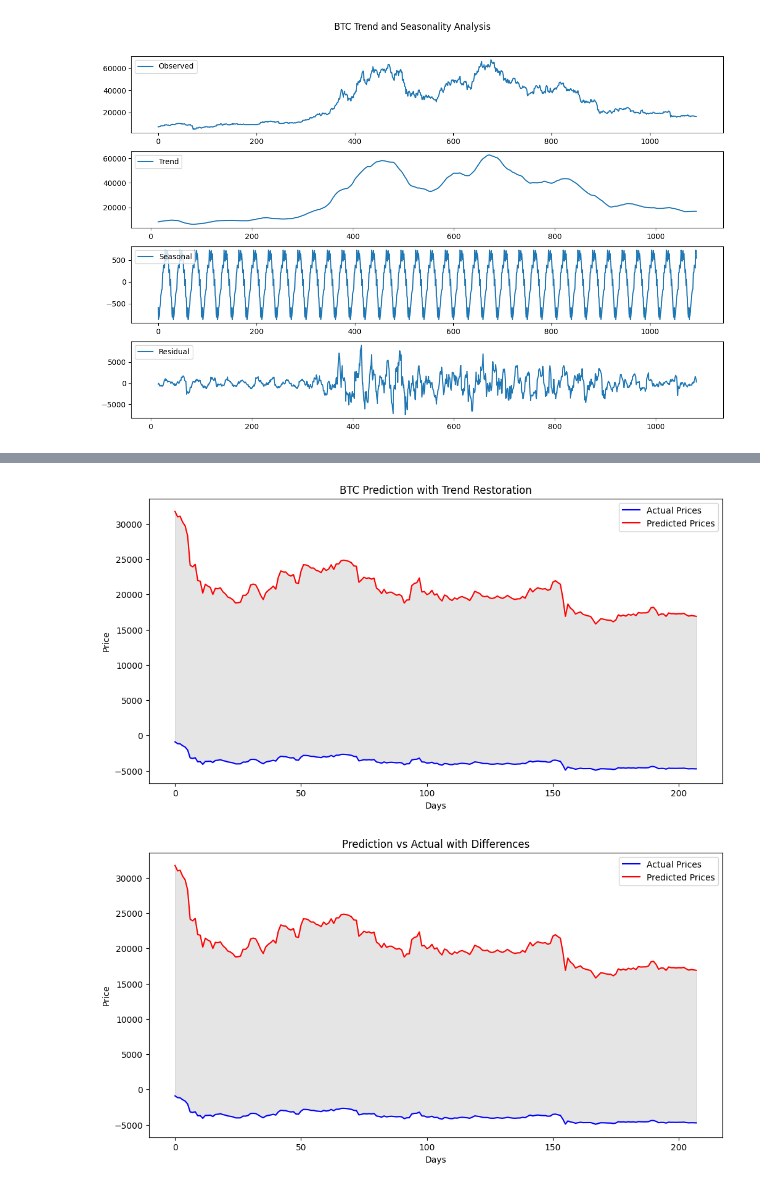
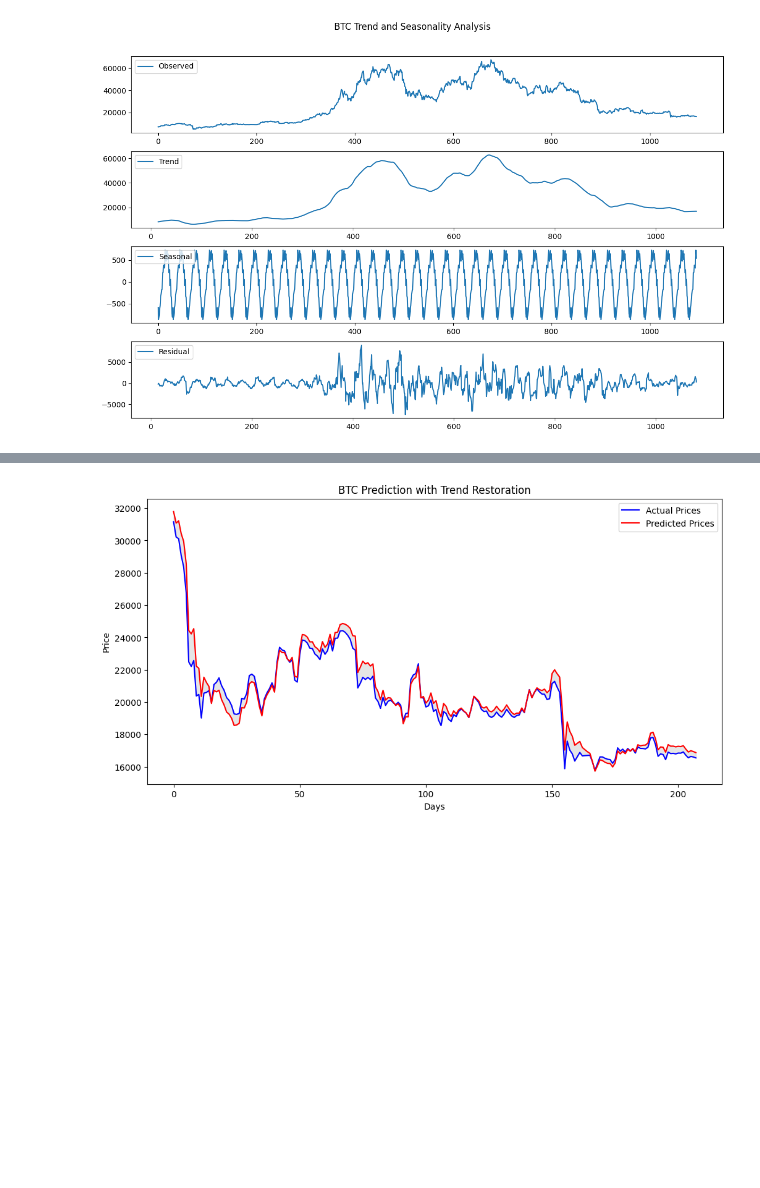
Before and after one commit to ad-astra-per-ardua/DataAnalysis, a Jupyter notebook: LTSM_Model_Task.ipynb, the cells around one changed output, grey strips where cells are left out. Cells and saved outputs as stored; diff of their text form; code cells hidden in the pictures; blank space fills up the shorter version.

```diff
--- a/LTSM_Model_Task.ipynb
+++ b/LTSM_Model_Task.ipynb
@@ -443,58 +360,23 @@ Epoch 10/100
 # %%
-btc_data = yf.download('BTC-USD', start='2020-01-01', end='2023-01-01')
-btc_closing_prices = btc_data['Close'].values
-btc_closing_prices = pd.Series(btc_closing_prices).interpolate().values
-
-# HP Filter로 추세 및 잔차 분리
-btc_trend, btc_detrended = hpfilter(btc_closing_prices, lamb=1600)
-
-# 잔차 데이터 정규화
-btc_scaler_detrended = MinMaxScaler(feature_range=(0, 1))
-btc_detrended_scaled = btc_scaler_detrended.fit_transform(btc_detrended.reshape(-1, 1))
-
-# 추세 데이터 정규화 (필요 시)
-btc_scaler_trend = MinMaxScaler(feature_range=(0, 1))
-btc_trend_scaled = btc_scaler_trend.fit_transform(btc_trend.reshape(-1, 1))
-
-# 잔차 데이터로 시퀀스 생성
-X_train_btc_det, y_train_btc_det = create_sequences(btc_detrended_scaled[:train_size_btc], sequence_length)
-X_test_btc_det, y_test_btc_det = create_sequences(btc_detrended_scaled[train_size_btc:], sequence_length)
-
-# LSTM 모델 학습 (잔차 데이터)
-btc_history_detrended = btc_model.fit(
-    X_train_btc_det, y_train_btc_det,
-    validation_data=(X_test_btc_det, y_test_btc_det),
-    epochs=100,
-    batch_size=64,
-    callbacks=btc_callbacks
-)
-
-# 잔차 예측
 btc_predicted_prices_detrended = btc_model.predict(X_test_btc_det)
 
-# 추세 복원
 start_idx = train_size_btc + sequence_length
 end_idx = start_idx + len(btc_predicted_prices_detrended)
 
-# 슬라이싱 범위 초과 방지
-if end_idx > len(btc_trend):
-    end_idx = len(btc_trend)
+if end_idx > len(btc_closing_prices):
+    end_idx = len(btc_closing_prices)
 
-trend_component = btc_trend[start_idx:end_idx].reshape(-1, 1)
-btc_predicted_prices_restored = btc_scaler_detrended.inverse_transform(btc_predicted_prices_detrended) + trend_component
+trend_component = btc_closing_prices[start_idx:end_idx].reshape(-1, 1)
+btc_predicted_prices_restored = btc_scaler.inverse_transform(btc_predicted_prices_detrended) + trend_component
 
-# 실제 값 복원
 btc_actual_prices_restored = btc_closing_prices[start_idx:end_idx].reshape(-1, 1)
 
-# 길이 맞추기
 min_len = min(len(btc_actual_prices_restored), len(btc_predicted_prices_restored))
 btc_actual_prices_restored = btc_actual_prices_restored[:min_len]
 btc_predicted_prices_restored = btc_predicted_prices_restored[:min_len]
 
-# 시각화
 print(f"btc_actual_prices_restored shape: {btc_actual_prices_restored.shape}")
 print(f"btc_predicted_prices_restored shape: {btc_predicted_prices_restored.shape}")
 
-plot_predictions(btc_actual_prices_restored, btc_predicted_prices_restored, title="BTC Prediction with HP Filter Restoration")
-compare_predictions(btc_actual_prices_restored, btc_predicted_prices_restored)
+plot_predictions(btc_actual_prices_restored, btc_predicted_prices_restored, title="BTC Prediction with Trend Restoration")
 # %% [output]
@@ -502,4 +384,3 @@ compare_predictions(btc_actual_prices_restored, btc_predicted_prices_restored)
 btc_actual_prices_restored shape: (208, 1)
 btc_predicted_prices_restored shape: (208, 1)
-[figure, old version]
+[figure, new version]
-[figure, removed]
```
Also changed, not shown: parts of 13 cells of this notebook.
